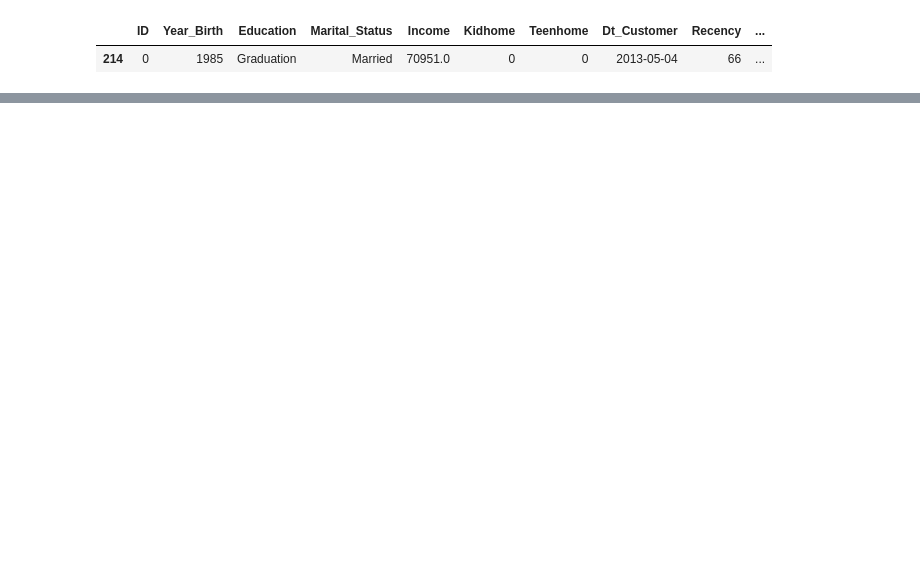
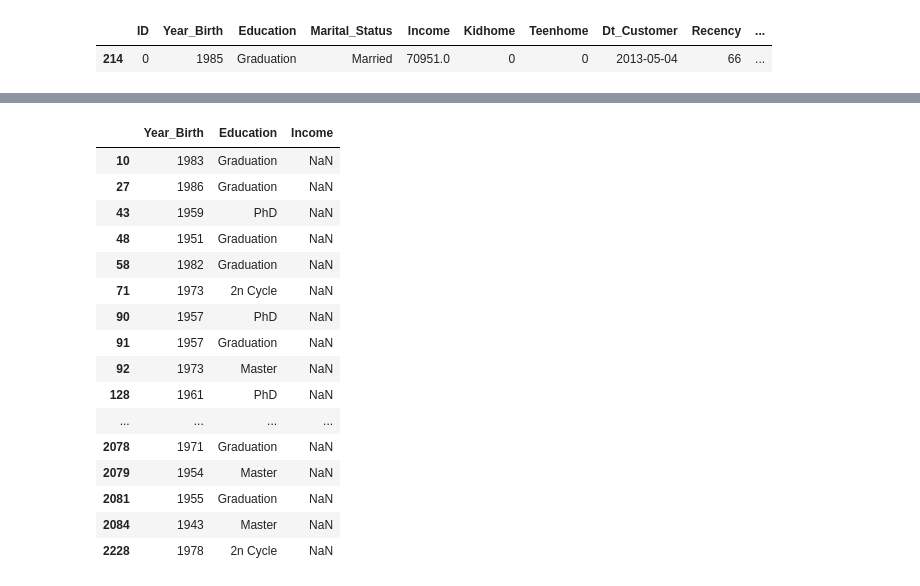
Before and after one commit to fnkhairudin/CapstoneProjectModul2, a Jupyter notebook: notebooks/dataCleaning.ipynb, the cells around one changed output, grey strips where cells are left out. Saved outputs shown, nothing was run; the diff lists cells and outputs as text; code cells hidden in the pictures; blank space fills up the shorter version.

```diff
--- a/notebooks/dataCleaning.ipynb
+++ b/notebooks/dataCleaning.ipynb
@@ -237,0 +250,22 @@ for i in zip(dflist, axhist, axbox, label, color):
+# %%
+# DataFrame income is NaN
+df_income_nan =df.query("Income.isna()")[['Year_Birth', 'Education', 'Income']]
+df_income_nan
+# %% [output]
+|  | Year_Birth | Education | Income |
+| 10 | 1983 | Graduation | NaN |
+| 27 | 1986 | Graduation | NaN |
+| 43 | 1959 | PhD | NaN |
+| 48 | 1951 | Graduation | NaN |
+| 58 | 1982 | Graduation | NaN |
+| 71 | 1973 | 2n Cycle | NaN |
+| 90 | 1957 | PhD | NaN |
+| 91 | 1957 | Graduation | NaN |
+| 92 | 1973 | Master | NaN |
+| 128 | 1961 | PhD | NaN |
+| ... | ... | ... | ... |
+| 2078 | 1971 | Graduation | NaN |
+| 2079 | 1954 | Master | NaN |
+| 2081 | 1955 | Graduation | NaN |
+| 2084 | 1943 | Master | NaN |
+| 2228 | 1978 | 2n Cycle | NaN |
```
Also changed, not shown: parts of 19 cells of this notebook.
